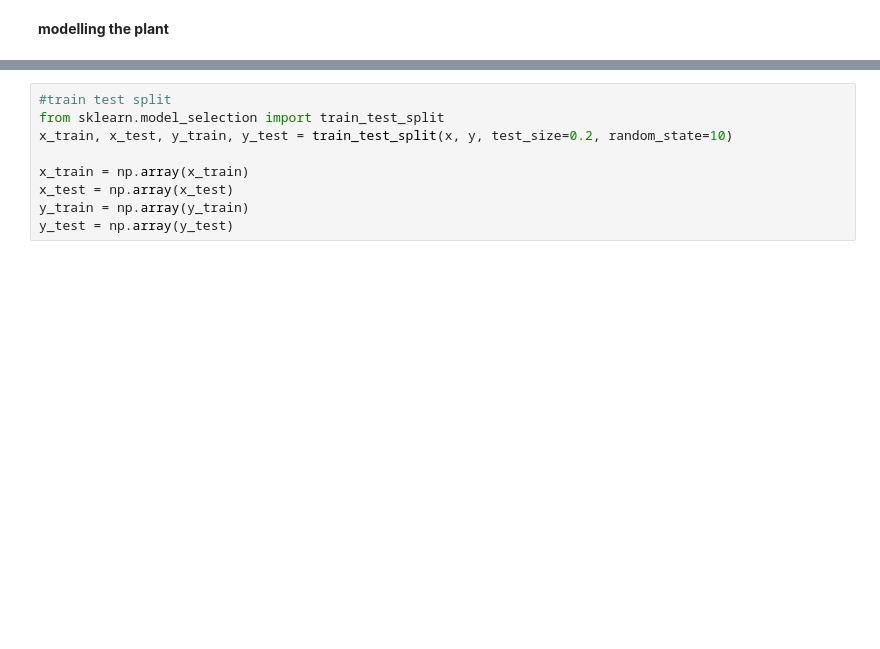
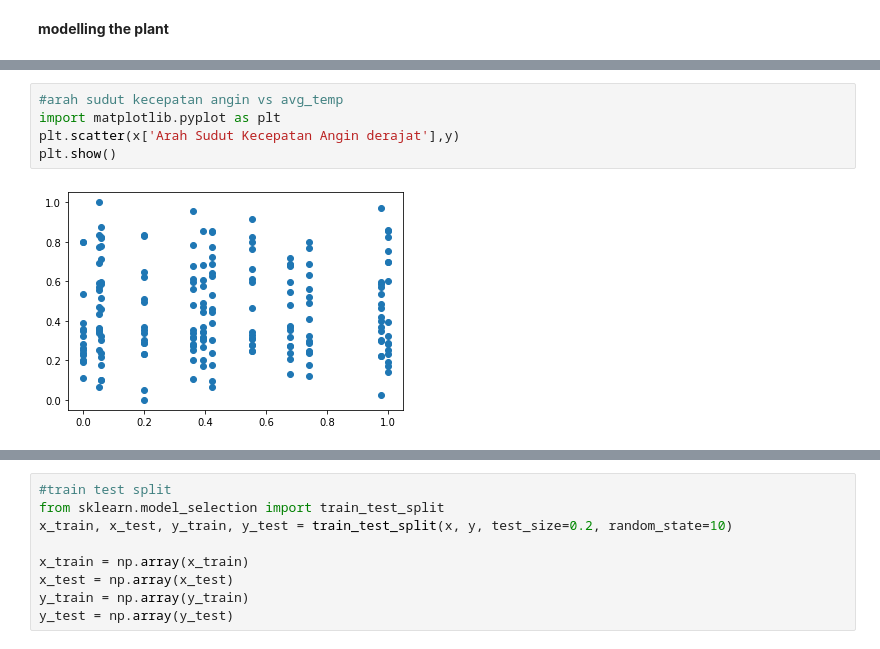
Before and after one commit to yfhkucing/RandomForestBMS, a Jupyter notebook: model_plant_noACH.ipynb, the cells around one changed output, grey strips where cells are left out. Saved outputs shown, nothing was run; the diff lists cells and outputs as text; blank space fills up the shorter version.

```diff
--- a/model_plant_noACH.ipynb
+++ b/model_plant_noACH.ipynb
@@ -135,0 +131,7 @@ y.head()
+# %%
+#arah sudut kecepatan angin vs avg_temp
+import matplotlib.pyplot as plt
+plt.scatter(x['Arah Sudut Kecepatan Angin derajat'],y)
+plt.show()
+# %% [output]
+[figure, added]
```
Also changed, not shown: parts of 13 cells of this notebook.
